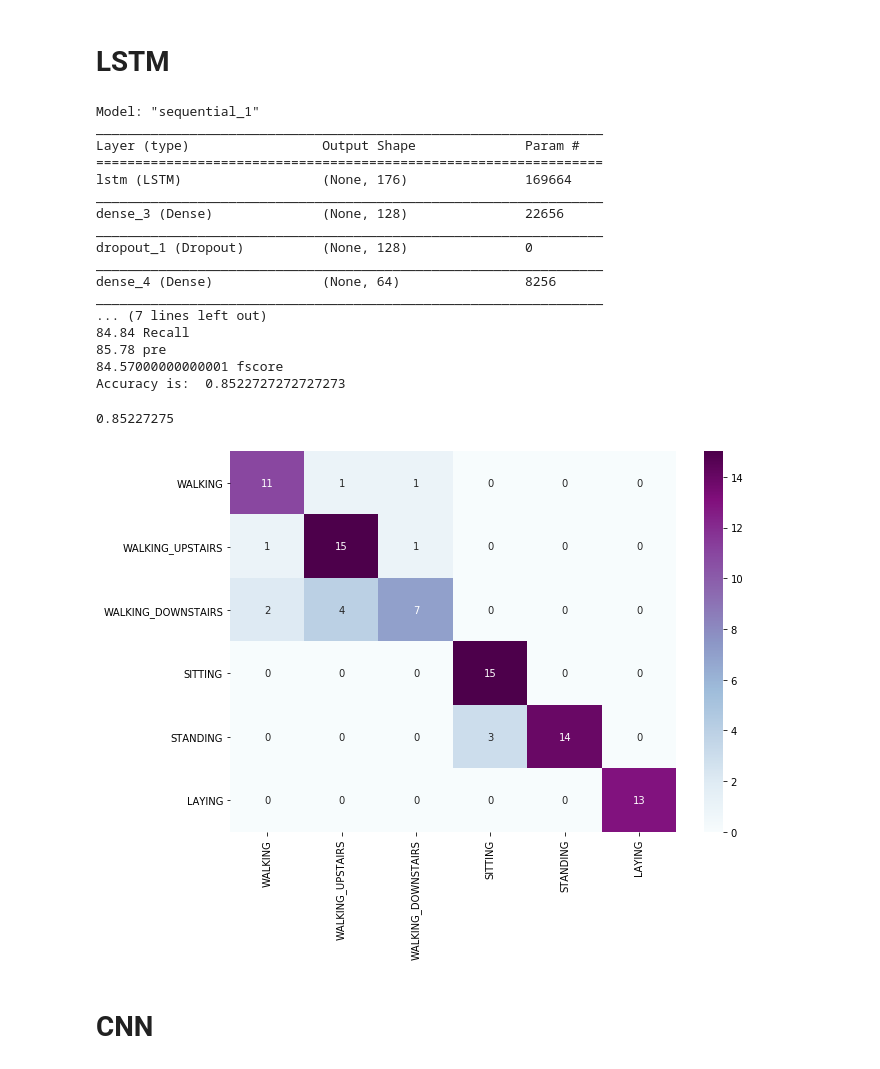
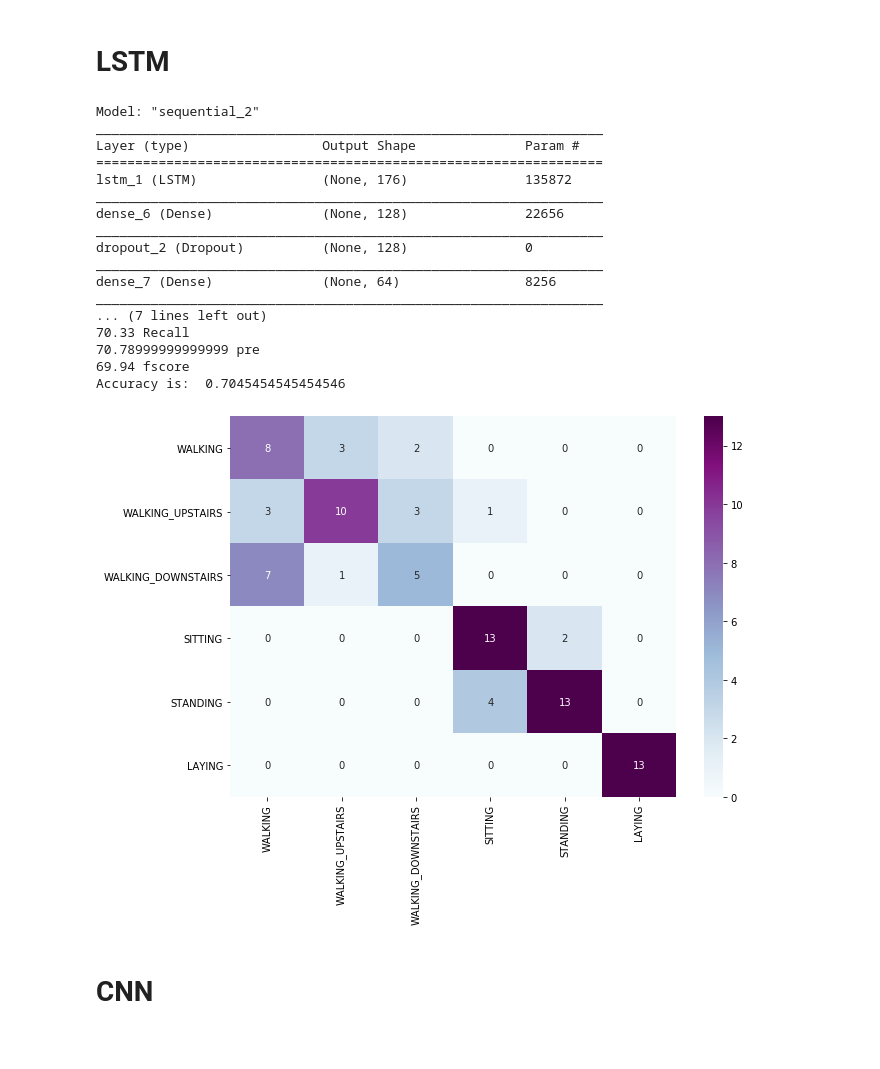
Before and after one commit to almakhann/diplom, a Jupyter notebook: Transfer_Learning.ipynb, the cells around one changed output. Drawn from its saved outputs; the diff is of its cells as text; code cells hidden in the pictures.

```diff
--- a/Transfer_Learning.ipynb
+++ b/Transfer_Learning.ipynb
@@ -256,0 +292,3 @@ weighted avg       0.94      0.94      0.94      2947
+# %%
+X_train_lstm = np.reshape(X_train_pca.values, (X_train_pca.shape[0], 1, X_train_pca.shape[1]))
+X_test_lstm = np.reshape(X_test_pca.values, (X_test_pca.shape[0], 1, X_test_pca.shape[1]))
@@ -621,7 +685,7 @@ def LDA_MODEL_TRANSFER(trainX, trainY):
     batch_size=batch_size,
     epochs=epochs,
     callbacks=[
-        tf.keras.callbacks.ModelCheckpoint(f'./model_{10}.h5', save_best_only=True),
+        tf.keras.callbacks.ModelCheckpoint(f'./model_{12}.h5', save_best_only=True),
         tf.keras.callbacks.ReduceLROnPlateau(
             monitor='val_loss',
             factor=0.1,
@@ -810,7 +882,7 @@ X_train_lstm = np.reshape(X_train_real, (X_train_real.shape[0], 1, X_train_real.
 X_test_lstm = np.reshape(X_test_real, (X_test_real.shape[0], 1, X_test_real.shape[1]))
 # %%
 def LSTM_Model(trainX, trainY, testX, testY):
-    n_steps = 64
+    n_steps = 16
     n_feature = 1
     verbose, epochs, batch_size = 0, 50, 64
 
@@ -853,26 +925,25 @@ def LSTM_Model(trainX, trainY, testX, testY):
     plt.figure(figsize = (10,7))
     sn.heatmap(df_cm, annot=True, cmap="BuPu",fmt='g')
 
-    return accuracy
+    return accuracy, lstm
 # %%
-LSTM_Model(X_train_lstm, y_train_real, X_test_lstm, y_test_real )
+accuracy, lstm = LSTM_Model(X_train_lstm, y_train_real, X_test_lstm, y_test_real )
 # %% [output]
-Model: "sequential_1"
+Model: "sequential_2"
 _________________________________________________________________
 Layer (type)                 Output Shape              Param #
 =================================================================
-lstm (LSTM)                  (None, 176)               169664
+lstm_1 (LSTM)                (None, 176)               135872
 _________________________________________________________________
-dense_3 (Dense)              (None, 128)               22656
+dense_6 (Dense)              (None, 128)               22656
 _________________________________________________________________
-dropout_1 (Dropout)          (None, 128)               0
+dropout_2 (Dropout)          (None, 128)               0
 _________________________________________________________________
-dense_4 (Dense)              (None, 64)                8256
+dense_7 (Dense)              (None, 64)                8256
 _________________________________________________________________
 ... (7 lines left out)
-84.84 Recall
-85.78 pre
-84.57000000000001 fscore
-Accuracy is:  0.8522727272727273
+70.33 Recall
+70.78999999999999 pre
+69.94 fscore
+Accuracy is:  0.7045454545454546
-0.85227275
-[figure, old version]
+[figure, new version]
```
Also changed, not shown: parts of 25 cells of this notebook, 21 other files.
